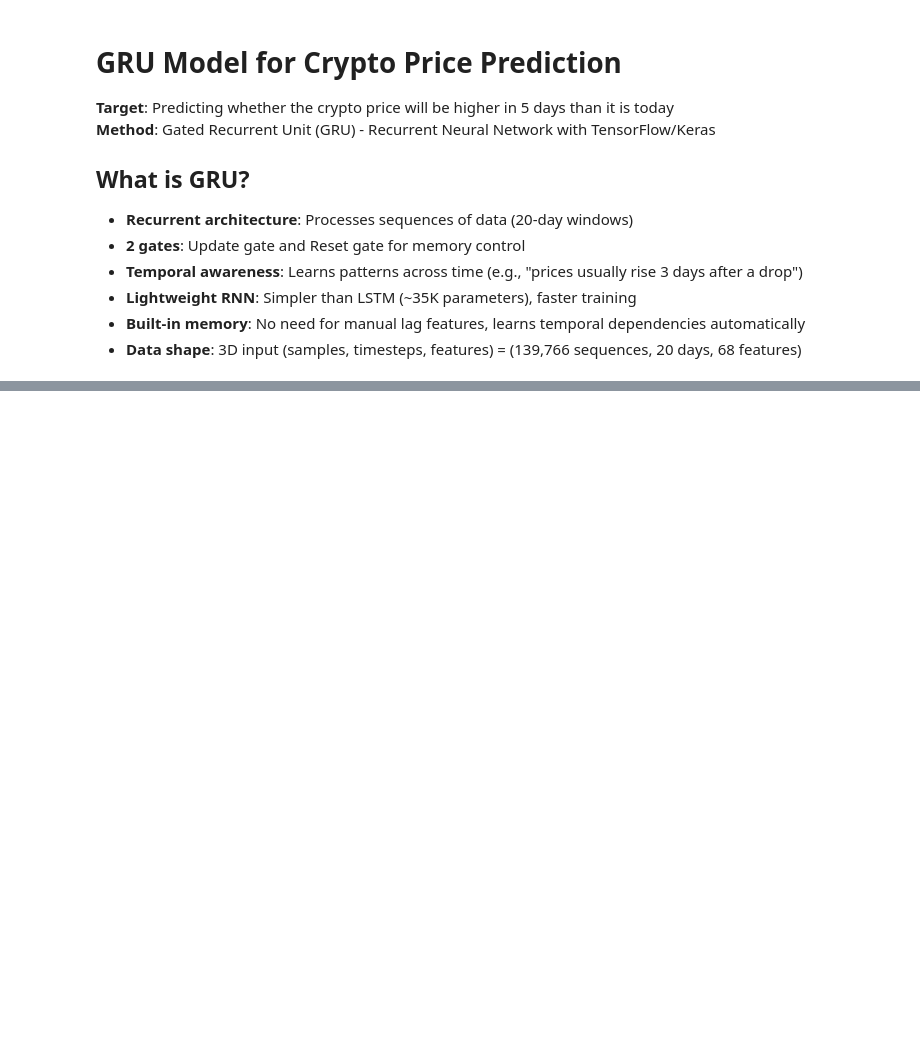
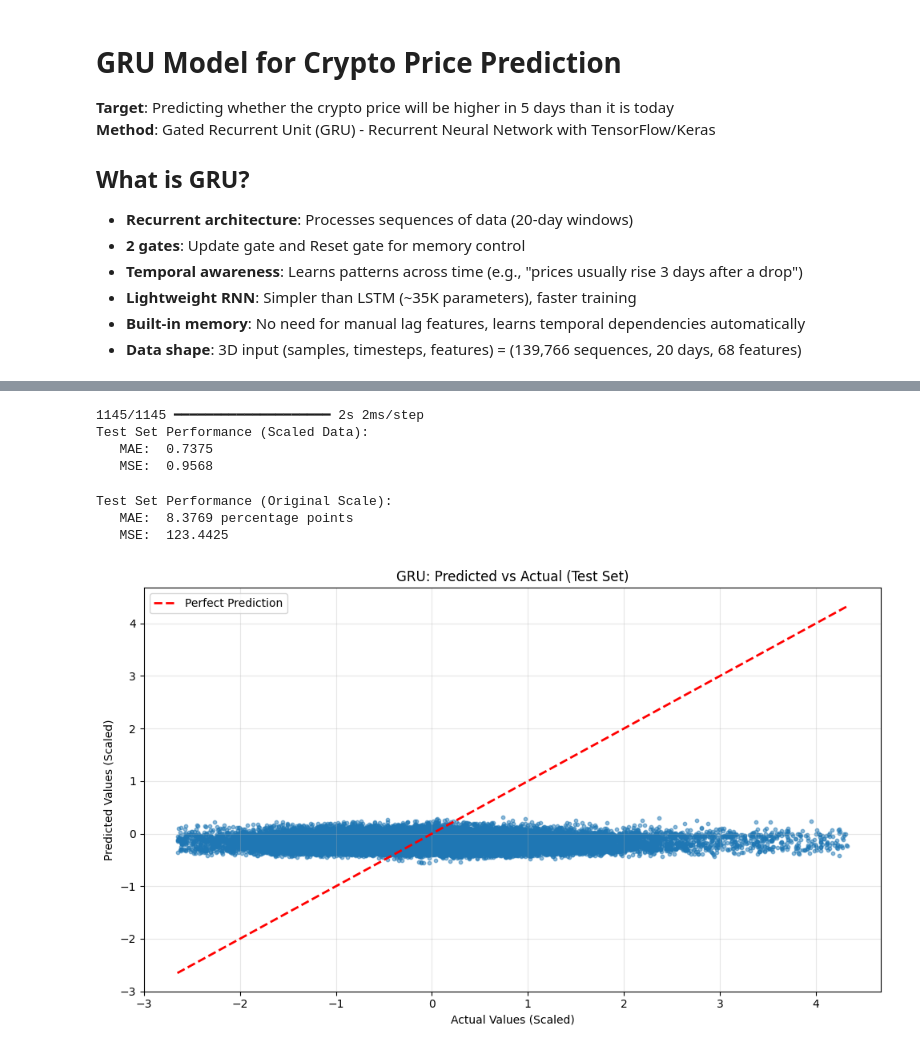
Before and after one commit to In-mil/time_series_project, a Jupyter notebook: notebooks/2_Modeling_GRU.ipynb, the cells around one changed output, grey strips where cells are left out. Cells and saved outputs as stored; diff of their text form; code cells hidden in the pictures; blank space fills up the shorter version.

```diff
--- a/notebooks/2_Modeling_GRU.ipynb
+++ b/notebooks/2_Modeling_GRU.ipynb
@@ -407,23 +503,29 @@ plt.show()
 # Evaluate model
 from sklearn.metrics import mean_absolute_error, mean_squared_error
 
-y_pred_scaled = model_gru.predict(X_test_scaled)
-
-# Calculate metrics on scaled data
-mae = mean_absolute_error(y_test_scaled, y_pred_scaled)
-mse = mean_squared_error(y_test_scaled, y_pred_scaled)
-
-print("Test Set Performance on Scaled Data:")
-print(f"   mae:  {mae:.4f}")
-print(f"   mse:  {mse:.4f}")
+y_pred_scaled = model_gru.predict(X_test_seq)
+mae = mean_absolute_error(y_test_seq, y_pred_scaled)
+mse = mean_squared_error(y_test_seq, y_pred_scaled)
+print("Test Set Performance (Scaled Data):")
+print(f"   MAE:  {mae:.4f}")
+print(f"   MSE:  {mse:.4f}")
+# %% [output]
+1145/1145 ━━━━━━━━━━━━━━━━━━━━ 2s 2ms/step
+Test Set Performance (Scaled Data):
+   MAE:  0.7375
+   MSE:  0.9568
 # %%
 # INVERSE TRANSFORM back to original scale
 y_pred_original = scaler_y.inverse_transform(y_pred_scaled.reshape(-1, 1)).ravel()
 
 # Calculate metrics on ORIGINAL scale
-mae = mean_absolute_error(y_test, y_pred_original)
-mse = mean_squared_error(y_test, y_pred_original)
-
-print("Test Set Performance on Original Scale:")
-print(f"   MAE:  {mae:.4f}")
+y_test_original = df_test.loc[test_indices, "future_5_close_higher_than_today"].values
+mae = mean_absolute_error(y_test_original, y_pred_original)
+mse = mean_squared_error(y_test_original, y_pred_original)
+print("Test Set Performance (Original Scale):")
+print(f"   MAE:  {mae:.4f} percentage points")
 print(f"   MSE:  {mse:.4f}")
+# %% [output]
+Test Set Performance (Original Scale):
+   MAE:  8.3769 percentage points
+   MSE:  123.4425
@@ -449,17 +532,27 @@ plt.show()
 # %%
-# visualize final prediction - residuals
+# visualize final prediction - predicted vs. actual
 
-# Is the error / Are the residuals random?
-#  normal distribution around 0 = ideal model
-#  distribition shifted = bias, model underestimates?
-#  heavy tails = model struggles to handle extreme outliers
-residuals = y_test - y_pred_original.flatten() # y_test.shape ← 1D Array; y_pred.shape ← 1D Array => subtraction won't work
-plt.figure(figsize=(12, 4))
-
-plt.subplot(1, 2, 1)
-plt.hist(residuals, bins=50, edgecolor='black')
-plt.xlabel('Residual (Actual - Predicted)')
-plt.ylabel('Frequency')
-plt.title('Distribution of Residuals')
-plt.axvline(x=0, color='r', linestyle='--', linewidth=2)
+# How well fits the model?
+#  The red line = “perfect prediction”.
+#  Points close to the line = good model/prediction.
+#  Points scattered widely = bad model/prediction.
+#  All points ABOVE the line = model systematically underestimates.
+plt.figure(figsize=(10, 6))
+plt.scatter(y_test_seq, y_pred_scaled, alpha=0.5, s=10)
+plt.plot(
+    [y_test_seq.min(), y_test_seq.max()],
+    [y_test_seq.min(), y_test_seq.max()],
+    "r--",
+    lw=2,
+    label="Perfect Prediction",
+)
+plt.xlabel("Actual Values (Scaled)")
+plt.ylabel("Predicted Values (Scaled)")
+plt.title("GRU: Predicted vs Actual (Test Set)")
+plt.legend()
+plt.grid(True, alpha=0.3)
+plt.tight_layout()
+plt.show()
+# %% [output]
+[figure, added]
 # %%
```
Also changed, not shown: parts of 15 cells of this notebook, 2 other files.
